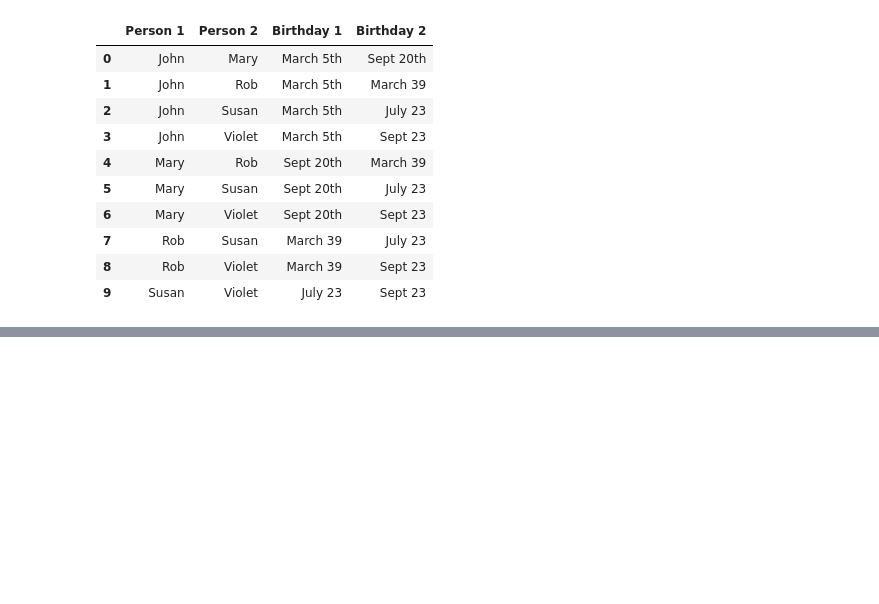
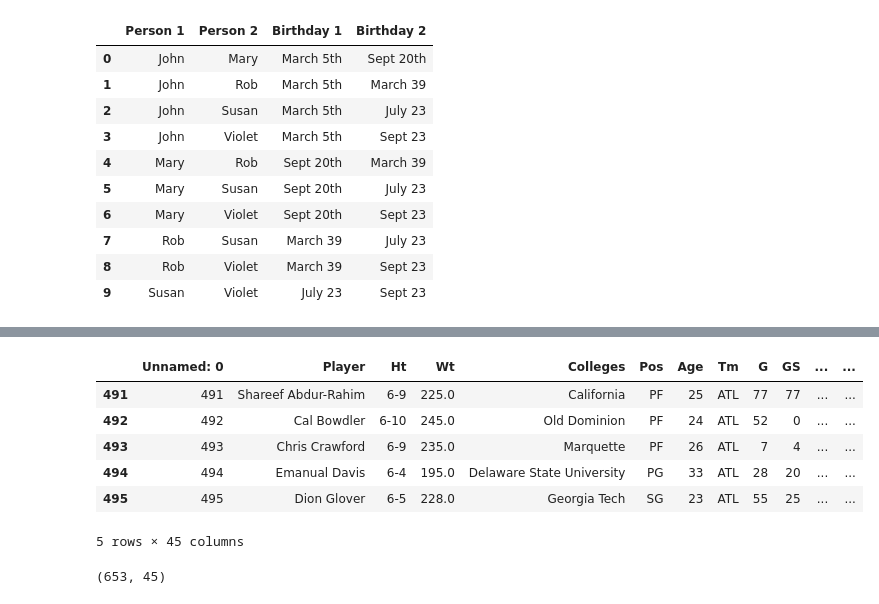
Before and after one commit to CyberWol-12/Python-Pandas-Data-Analysis-Journey, a Jupyter notebook: the_birthday_paradox_inthe_NBA/nba_players.ipynb, the cells around one changed output, grey strips where cells are left out. Saved outputs shown, nothing was run; the diff lists cells and outputs as text; code cells hidden in the pictures; blank space fills up the shorter version.

```diff
--- a/the_birthday_paradox_inthe_NBA/nba_players.ipynb
+++ b/the_birthday_paradox_inthe_NBA/nba_players.ipynb
@@ -179,0 +196,2 @@ df
+# %%
+df= pd.read_csv('nba_players.csv')
@@ -179,0 +208,15 @@ df
+# %%
+team_df = df.loc[df['Team'] == 'Atlanta Hawks']
+team_df.head()
+# %% [output]
+|  | Unnamed: 0 | Player | Ht | Wt | Colleges | Pos | Age | Tm | G | GS | ... | ... |
+| 491 | 491 | Shareef Abdur-Rahim | 6-9 | 225.0 | California | PF | 25 | ATL | 77 | 77 | ... | ... |
+| 492 | 492 | Cal Bowdler | 6-10 | 245.0 | Old Dominion | PF | 24 | ATL | 52 | 0 | ... | ... |
+| 493 | 493 | Chris Crawford | 6-9 | 235.0 | Marquette | PF | 26 | ATL | 7 | 4 | ... | ... |
+| 494 | 494 | Emanual Davis | 6-4 | 195.0 | Delaware State University | PG | 33 | ATL | 28 | 20 | ... | ... |
+| 495 | 495 | Dion Glover | 6-5 | 228.0 | Georgia Tech | SG | 23 | ATL | 55 | 25 | ... | ... |
+5 rows × 45 columns
+# %%
+team_df.shape
+# %% [output]
+(653, 45)
```
Also changed, not shown: parts of 4 cells of this notebook.
